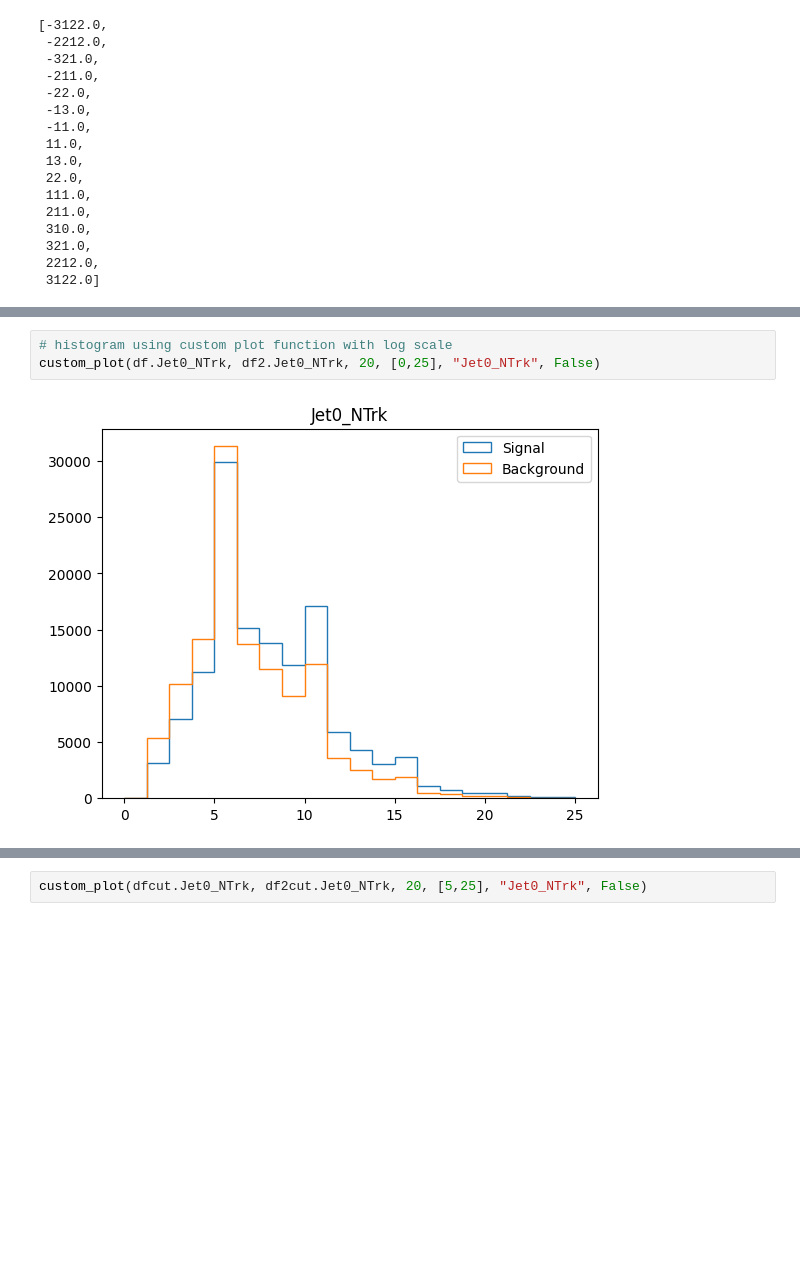
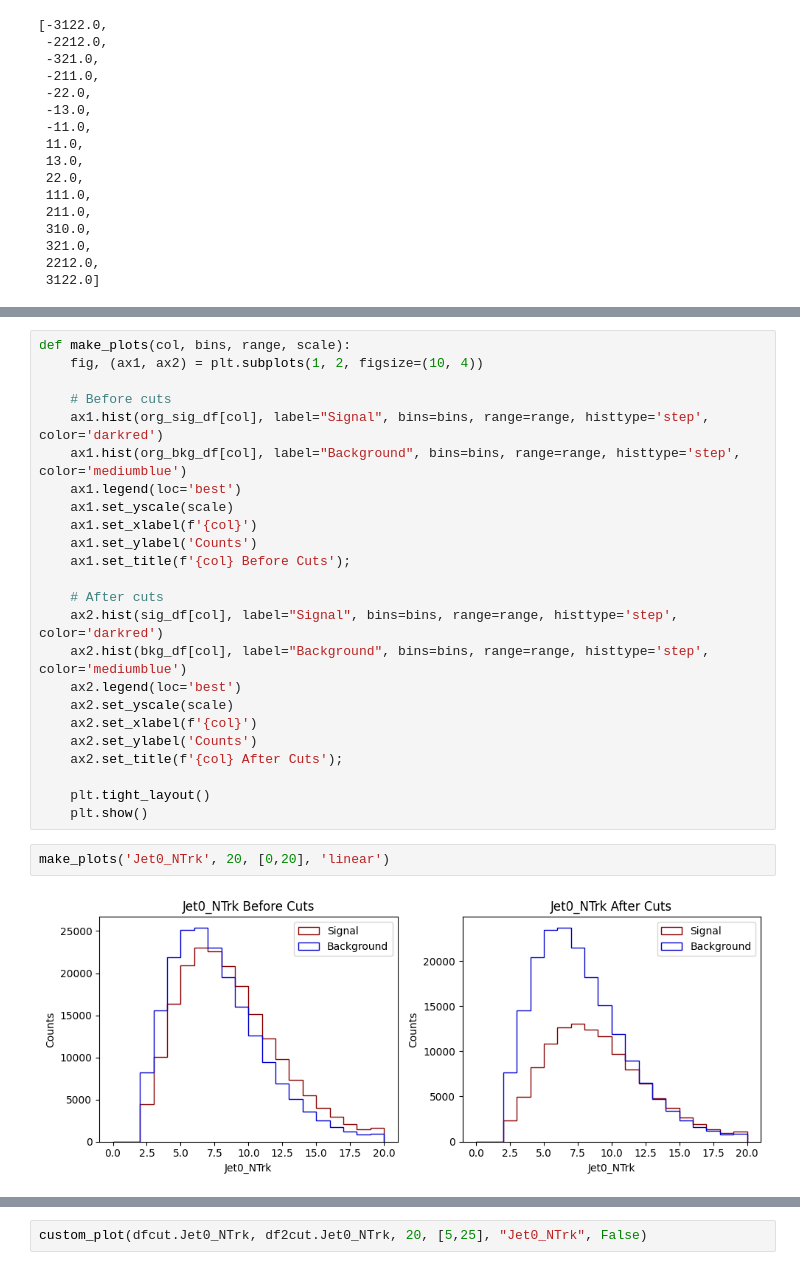
Before and after one commit to gpesticci/Jet-GNN, a Jupyter notebook: plots.ipynb, the cells around one changed output, grey strips where cells are left out. Cells and saved outputs as stored; diff of their text form; blank space fills up the shorter version.

```diff
--- a/plots.ipynb
+++ b/plots.ipynb
@@ -248,5 +239,28 @@ plt.legend(loc='best');
-# %%
-# histogram using custom plot function with log scale
-custom_plot(df.Jet0_NTrk, df2.Jet0_NTrk, 20, [0,25], "Jet0_NTrk", False)
-# %% [output]
-[figure, removed]
+# %%
+def make_plots(col, bins, range, scale):
+    fig, (ax1, ax2) = plt.subplots(1, 2, figsize=(10, 4))
+
+    # Before cuts
+    ax1.hist(org_sig_df[col], label="Signal", bins=bins, range=range, histtype='step', color='darkred')
+    ax1.hist(org_bkg_df[col], label="Background", bins=bins, range=range, histtype='step', color='mediumblue')
+    ax1.legend(loc='best')
+    ax1.set_yscale(scale)
+    ax1.set_xlabel(f'{col}')
+    ax1.set_ylabel('Counts')
+    ax1.set_title(f'{col} Before Cuts');
+
+    # After cuts
+    ax2.hist(sig_df[col], label="Signal", bins=bins, range=range, histtype='step', color='darkred')
+    ax2.hist(bkg_df[col], label="Background", bins=bins, range=range, histtype='step', color='mediumblue')
+    ax2.legend(loc='best')
+    ax2.set_yscale(scale)
+    ax2.set_xlabel(f'{col}')
+    ax2.set_ylabel('Counts')
+    ax2.set_title(f'{col} After Cuts');
+
+    plt.tight_layout()
+    plt.show()
+# %%
+make_plots('Jet0_NTrk', 20, [0,20], 'linear')
+# %% [output]
+[figure, added]
```
Also changed, not shown: parts of 45 cells of this notebook.
